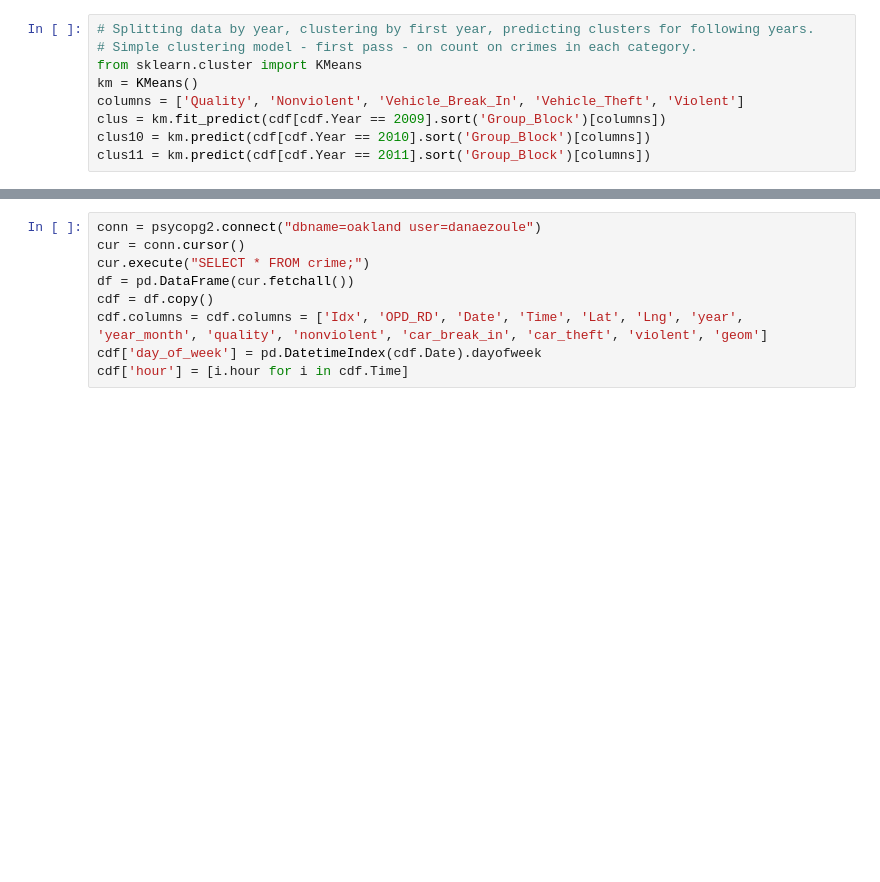
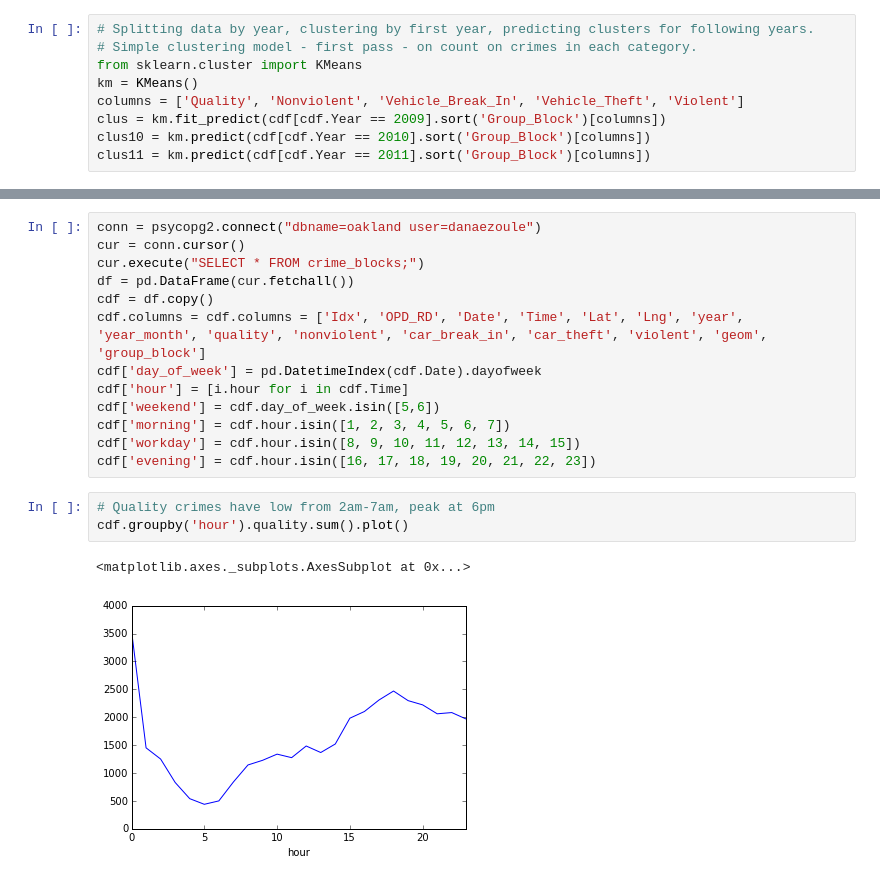
Before and after one commit to d43/oakland, a Jupyter notebook: Notes/Clustering.ipynb, the cells around one changed output, grey strips where cells are left out. Drawn from its saved outputs; the diff is of its cells as text; blank space fills up the shorter version.

```diff
--- a/Notes/Clustering.ipynb
+++ b/Notes/Clustering.ipynb
@@ -59,9 +77,19 @@ Data that varies from year to year:
 # %%
 conn = psycopg2.connect("dbname=oakland user=danaezoule")
 cur = conn.cursor()
-cur.execute("SELECT * FROM crime;")
+cur.execute("SELECT * FROM crime_blocks;")
 df = pd.DataFrame(cur.fetchall())
 cdf = df.copy()
-cdf.columns = cdf.columns = ['Idx', 'OPD_RD', 'Date', 'Time', 'Lat', 'Lng', 'year', 'year_month', 'quality', 'nonviolent', 'car_break_in', 'car_theft', 'violent', 'geom']
+cdf.columns = cdf.columns = ['Idx', 'OPD_RD', 'Date', 'Time', 'Lat', 'Lng', 'year', 'year_month', 'quality', 'nonviolent', 'car_break_in', 'car_theft', 'violent', 'geom', 'group_block']
 cdf['day_of_week'] = pd.DatetimeIndex(cdf.Date).dayofweek
 cdf['hour'] = [i.hour for i in cdf.Time]
+cdf['weekend'] = cdf.day_of_week.isin([5,6])
+cdf['morning'] = cdf.hour.isin([1, 2, 3, 4, 5, 6, 7])
+cdf['workday'] = cdf.hour.isin([8, 9, 10, 11, 12, 13, 14, 15])
+cdf['evening'] = cdf.hour.isin([16, 17, 18, 19, 20, 21, 22, 23])
+# %%
+# Quality crimes have low from 2am-7am, peak at 6pm
+cdf.groupby('hour').quality.sum().plot()
+# %% [output]
+<matplotlib.axes._subplots.AxesSubplot at 0x...>
+[figure, added]
```
Also changed, not shown: parts of 14 cells of this notebook.
